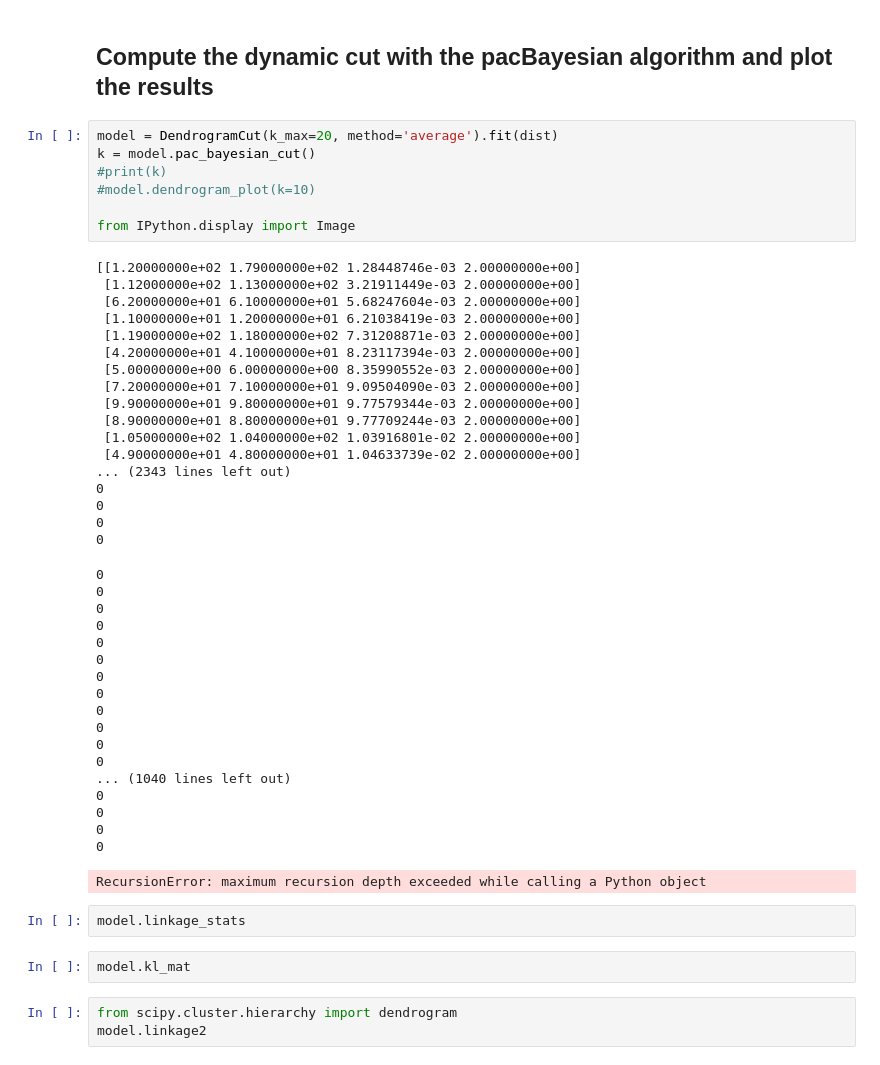
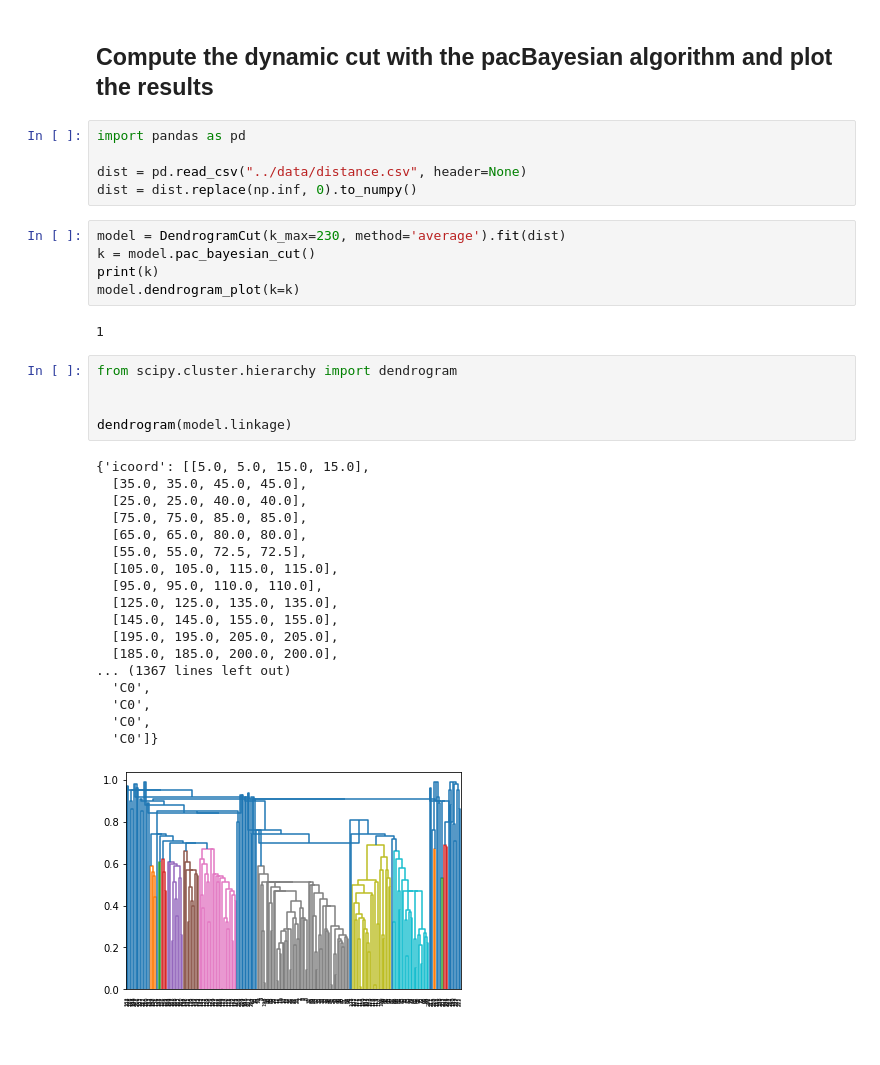
Before and after one commit to AlessandroMessori/Preference-Selection-Automatic-Cut, a Jupyter notebook: src/pacBayesianDendogramCutExample.ipynb, the cells around one changed output. Drawn from its saved outputs; the diff is of its cells as text.

```diff
--- a/src/pacBayesianDendogramCutExample.ipynb
+++ b/src/pacBayesianDendogramCutExample.ipynb
@@ -69,52 +65,38 @@ len(dist)
 # %% [markdown]
 ## Compute the dynamic cut with the pacBayesian algorithm and plot the results
+# %%
+import pandas as pd
+
+dist = pd.read_csv("../data/distance.csv", header=None)
+dist = dist.replace(np.inf, 0).to_numpy()
 # %%
-model = DendrogramCut(k_max=20, method='average').fit(dist)
+model = DendrogramCut(k_max=230, method='average').fit(dist)
 k = model.pac_bayesian_cut()
-#print(k)
-#model.dendrogram_plot(k=10)
-
-from IPython.display import Image
+print(k)
+model.dendrogram_plot(k=k)
 # %% [output]
-[[1.20000000e+02 1.79000000e+02 1.28448746e-03 2.00000000e+00]
- [1.12000000e+02 1.13000000e+02 3.21911449e-03 2.00000000e+00]
- [6.20000000e+01 6.10000000e+01 5.68247604e-03 2.00000000e+00]
- [1.10000000e+01 1.20000000e+01 6.21038419e-03 2.00000000e+00]
- [1.19000000e+02 1.18000000e+02 7.31208871e-03 2.00000000e+00]
- [4.20000000e+01 4.10000000e+01 8.23117394e-03 2.00000000e+00]
- [5.00000000e+00 6.00000000e+00 8.35990552e-03 2.00000000e+00]
- [7.20000000e+01 7.10000000e+01 9.09504090e-03 2.00000000e+00]
- [9.90000000e+01 9.80000000e+01 9.77579344e-03 2.00000000e+00]
- [8.90000000e+01 8.80000000e+01 9.77709244e-03 2.00000000e+00]
- [1.05000000e+02 1.04000000e+02 1.03916801e-02 2.00000000e+00]
- [4.90000000e+01 4.80000000e+01 1.04633739e-02 2.00000000e+00]
-... (2343 lines left out)
-0
-0
-0
-0
+1
-0
-0
-0
-0
-0
-0
-0
-0
-0
-0
-0
-0
-... (1040 lines left out)
-0
-0
-0
-0
-RecursionError: maximum recursion depth exceeded while calling a Python object
-# %%
-model.linkage_stats
-# %%
-model.kl_mat
-# %%
-from scipy.cluster.hierarchy import dendrogram
-model.linkage2
+# %%
+from scipy.cluster.hierarchy import dendrogram
+
+
+dendrogram(model.linkage)
+# %% [output]
+{'icoord': [[5.0, 5.0, 15.0, 15.0],
+  [35.0, 35.0, 45.0, 45.0],
+  [25.0, 25.0, 40.0, 40.0],
+  [75.0, 75.0, 85.0, 85.0],
+  [65.0, 65.0, 80.0, 80.0],
+  [55.0, 55.0, 72.5, 72.5],
+  [105.0, 105.0, 115.0, 115.0],
+  [95.0, 95.0, 110.0, 110.0],
+  [125.0, 125.0, 135.0, 135.0],
+  [145.0, 145.0, 155.0, 155.0],
+  [195.0, 195.0, 205.0, 205.0],
+  [185.0, 185.0, 200.0, 200.0],
+... (1367 lines left out)
+  'C0',
+  'C0',
+  'C0',
+  'C0']}
+[figure, added]
```
Also changed, not shown: parts of 1 cell of this notebook, 16 other files.
